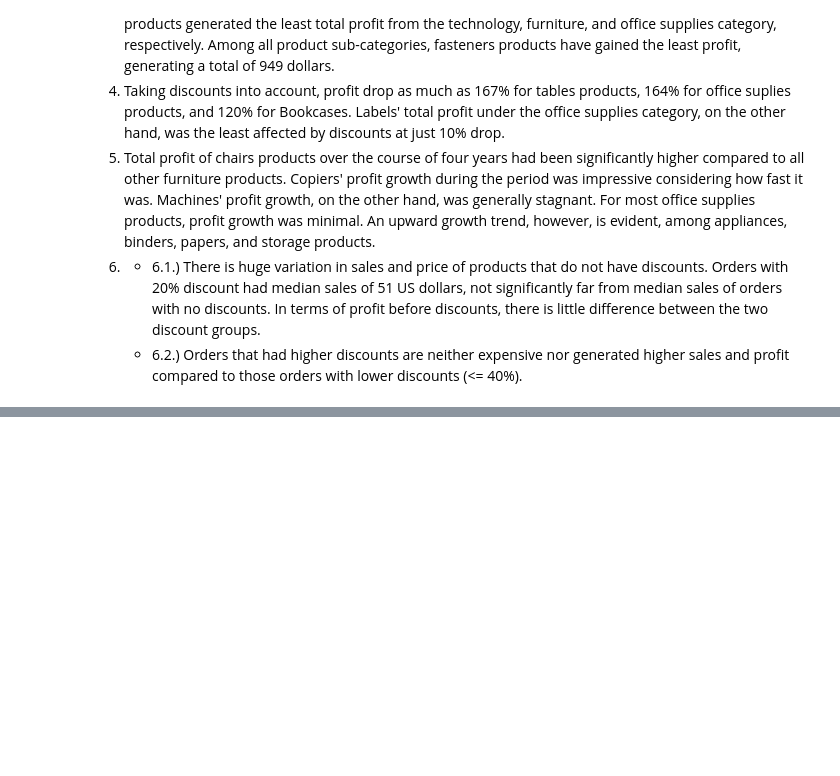
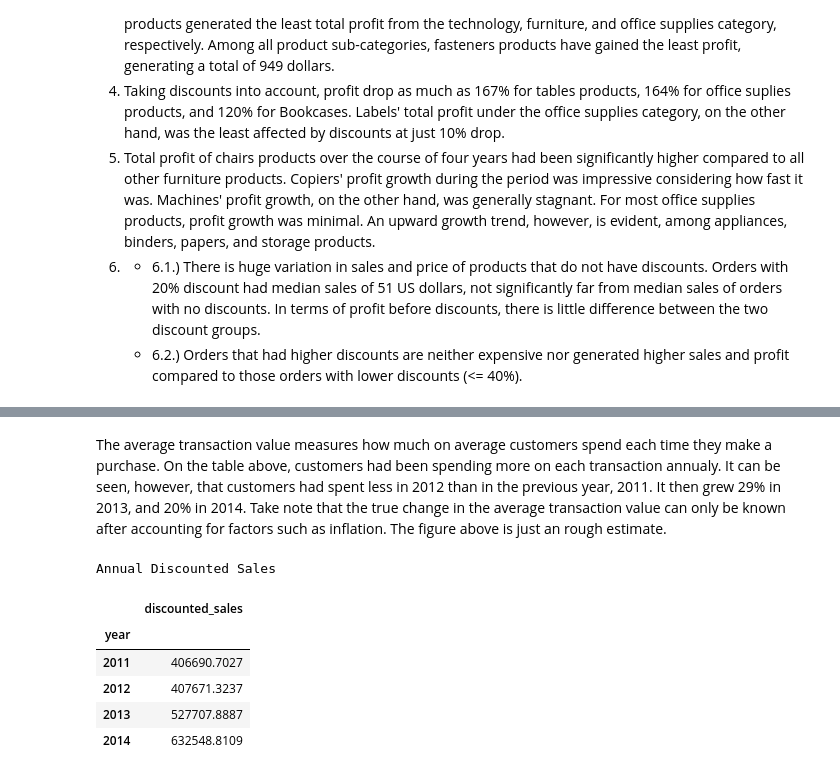
Before and after one commit to mantra0519/Retail_store_analysis, a Jupyter notebook: store_analysis.ipynb, the cells around one changed output, grey strips where cells are left out. Saved outputs shown, nothing was run; the diff lists cells and outputs as text; code cells hidden in the pictures; blank space fills up the shorter version.

```diff
--- a/store_analysis.ipynb
+++ b/store_analysis.ipynb
@@ -925,0 +970,14 @@ The table above shows there were 4798 orders that had no discount while 300 orde
+# %% [markdown]
+The average transaction value measures how much on average customers spend each time they make a purchase. On the table above, customers had been spending more on each transaction annualy.
+It can be seen, however, that customers had spent less in 2012 than in the previous year, 2011. It then grew 29% in 2013, and 20% in 2014. Take note that the true change in the average transaction value can only be known after accounting for factors such as inflation. The figure above is just an rough estimate.
+# %%
+print('Annual Discounted Sales')
+pd.DataFrame(data.groupby('year')['discounted_sales'].sum())
+# %% [output]
+Annual Discounted Sales
+|  | discounted_sales |
+| year |  |
+| 2011 | 406690.7027 |
+| 2012 | 407671.3237 |
+| 2013 | 527707.8887 |
+| 2014 | 632548.8109 |
```
Also changed, not shown: parts of 11 cells of this notebook.
